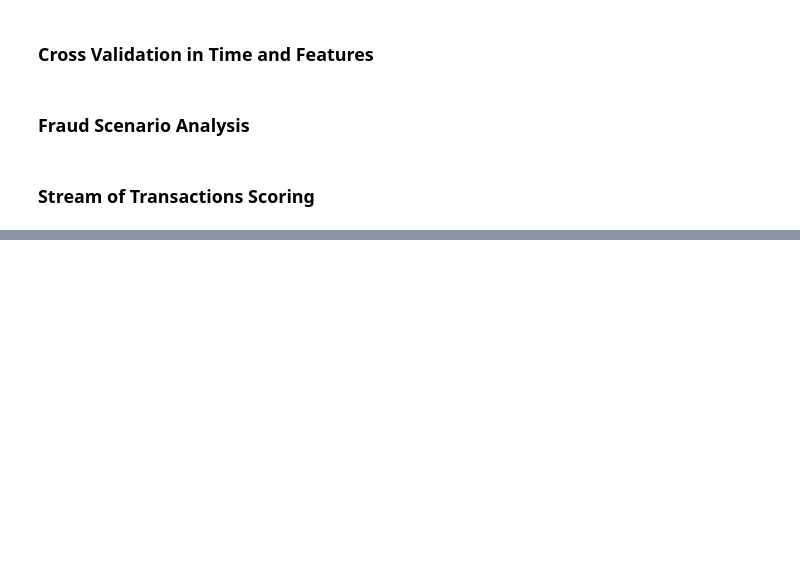
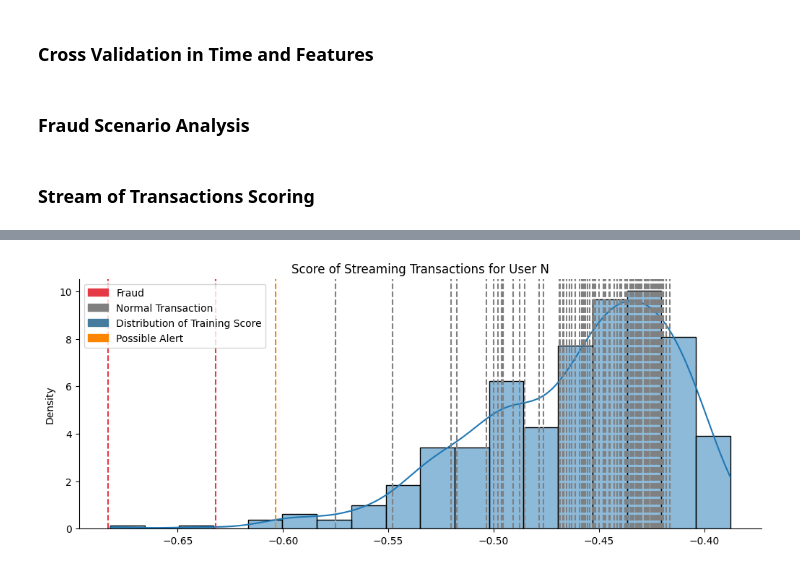
Before and after one commit to DataDavidProjects/Isolation-Forest-For-Fraud-Detection, a Jupyter notebook: IsolationForest_Results.ipynb, the cells around one changed output, grey strips where cells are left out. Cells and saved outputs as stored; diff of their text form; code cells hidden in the pictures; blank space fills up the shorter version.

```diff
--- a/IsolationForest_Results.ipynb
+++ b/IsolationForest_Results.ipynb
@@ -151,0 +152,19 @@ model = model.fit(X_train[features])
+# %%
+target = "TX_FRAUD"
+
+index = "TX_DATETIME"
+
+train_period = "2018-07-01"
+
+customer_features = [i for i in X_train.columns if "CUSTOMER_ID_" in i]
+
+flag_features = [i for i in X_train.columns if "TX_FLAG_" in i]
+
+terminal_features = [i for i in X_train.columns if "TERMINAL_ID_" in i]
+
+time_features = ['TX_TIME_SECONDS', 'TX_TIME_DAYS', 'TX_MONTH', 'TX_DAY', 'TX_HOUR', 'TX_MINUTE', 'TX_DURING_WEEKEND',
+                 'TX_DURING_NIGHT']
+
+helper_columns = ['TX_FRAUD', 'TX_FRAUD_SCENARIO', 'TX_DATETIME', 'CUSTOMER_ID', 'TERMINAL_ID']
+
+features = ['TX_AMOUNT'] + flag_features + terminal_features + customer_features + time_features
@@ -161,26 +186,32 @@ ax.set_title("Anomaly Score")
 # %%
 import time
+import matplotlib.patches as mpatches
 fig, ax = plt.subplots(layout='constrained',figsize=(10, 4))
 sns.histplot(pd.Series(score_training).sample(500), kde=True,stat="density",ax = ax,label = "Distribution of Anomaly Score in Past TRX")
-plt.axvline(np.percentile(score_training,1),linestyle = "--",label="Possible AnomalyFlag/Contamination",color = "orange")
+plt.axvline(np.percentile(score_training,1),linestyle = "--",label="Possible AnomalyFlag/Contamination",color = "#fb8500")
 user_trx =  user_trx_total.loc[ ( user_trx_total["TX_DATETIME"].dt.date >  datetime.date(2018,4,1) )  & ( user_trx_total["TX_DATETIME"].dt.date <  datetime.date(2018,6,1)  ) ]
 last_trx_idx = user_trx.index[-1]
 for i in range(100):
     #time.sleep(0.1)
     last_trx_idx+=1
     user_trx  = user_trx_total.iloc[0:last_trx_idx,:]
     X_test = create_feature_matrix(user_trx,windows_size_in_days = [1,5,7,15,30],delay_period=7).tail(1)
     scores = model.score_samples(X_test[features])
     #print(f"Score of Isolation forest: {scores[0]}")
     #display( user_trx.tail(1) )
     if user_trx["TX_FRAUD"].tail(1).item() == 1:
-        plt.axvline(scores[0],linestyle = "--", color="red",label=f"Score of Fraud")
+        ax.axvline(scores[0],linestyle = "--", color="#e63946")
     else:
-        plt.axvline(scores[0],linestyle = "--", color="grey")
+        ax.axvline(scores[0],linestyle = "--", color="grey")
 
 
-plt.axvline(scores[0],linestyle = "--",label=f"Score of Transactions")
+red_patch = mpatches.Patch(color='#e63946', label='Fraud')
+blue_patch = mpatches.Patch(color='grey', label='Normal Transaction')
+dist_patch = mpatches.Patch(color='#457b9d', label='Distribution of Training Score')
+flag_patch = mpatches.Patch(color='#fb8500', label='Possible Alert')
 ax.spines[['right', 'top']].set_visible(False)
-ax.set_title("Anomaly Score")
-plt.legend()
+ax.set_title("Score of Streaming Transactions for User N")
+plt.legend(handles = [red_patch,blue_patch,dist_patch,flag_patch])
 plt.show()
+# %% [output]
+[figure, added]
```
Also changed, not shown: parts of 6 cells of this notebook.
